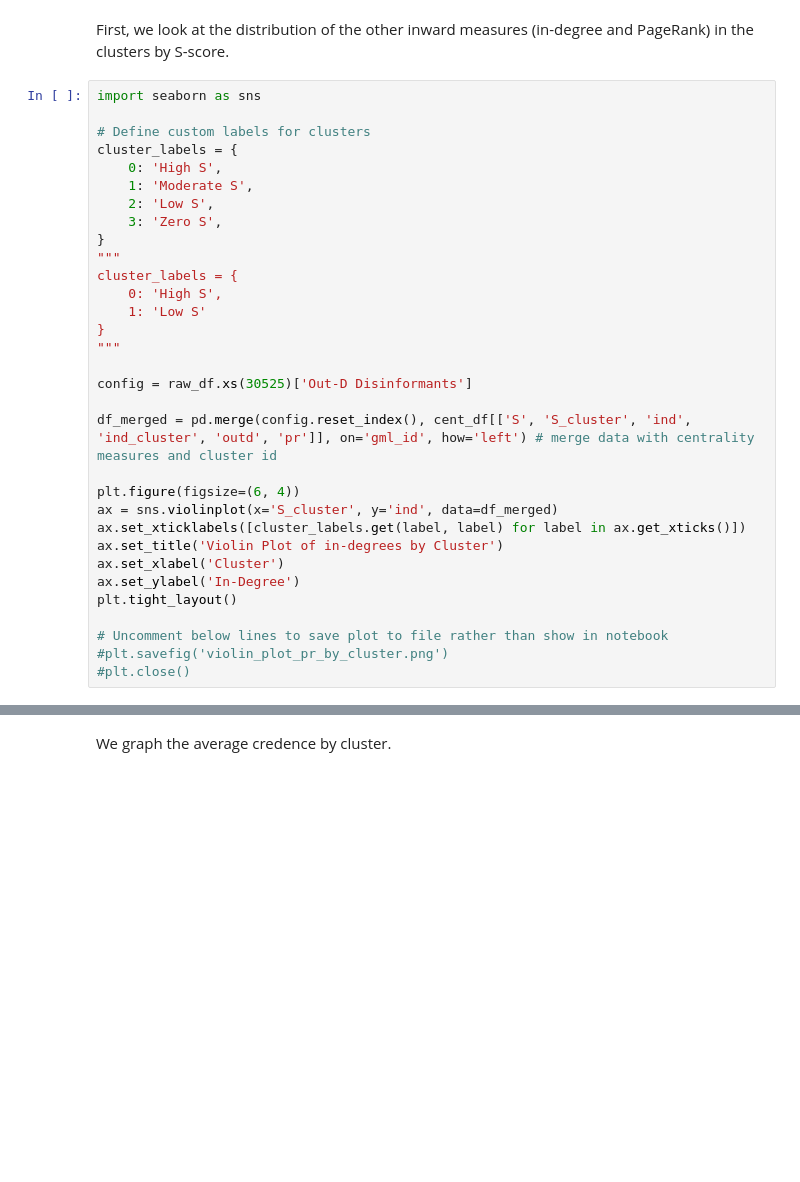
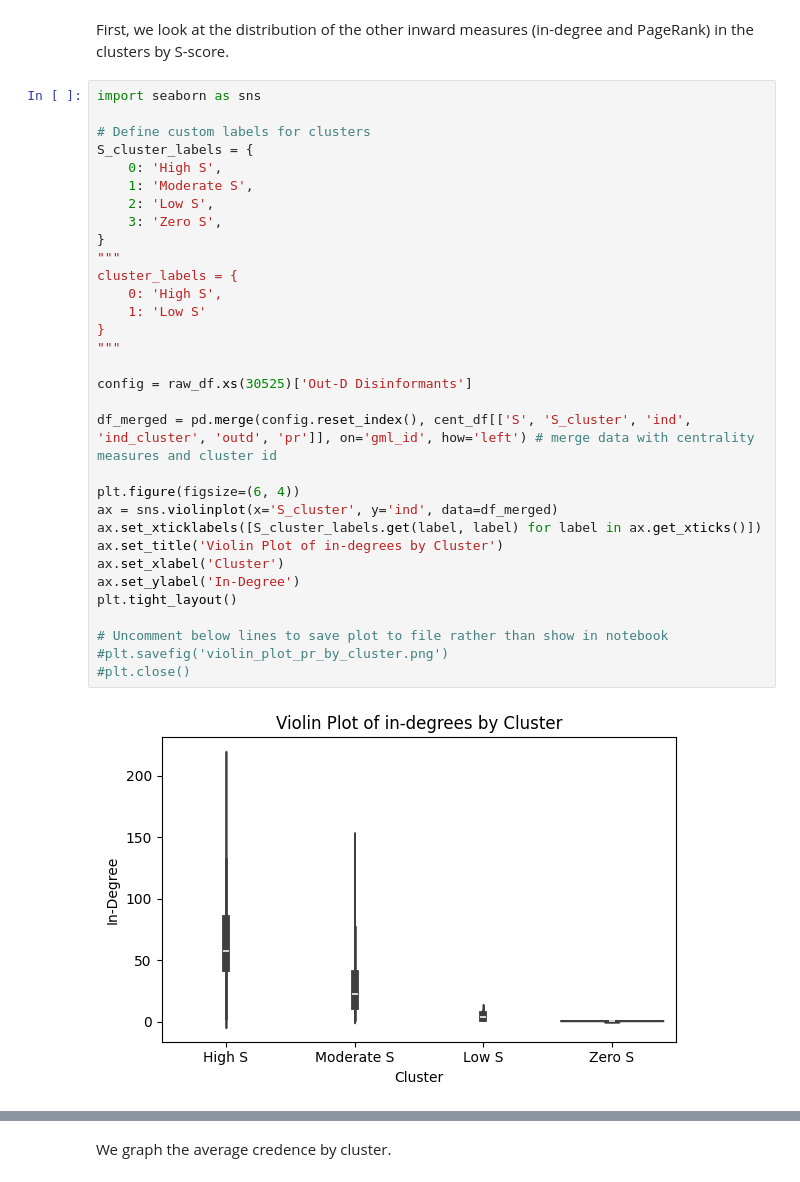
Before and after one commit to marinusferreira/unreliable-nets-analysis, a Jupyter notebook: unreliable-nets-analysis.ipynb, the cells around one changed output, grey strips where cells are left out. Saved outputs shown, nothing was run; the diff lists cells and outputs as text; blank space fills up the shorter version.

Commit message:
Improved graphs

```diff
--- a/unreliable-nets-analysis.ipynb
+++ b/unreliable-nets-analysis.ipynb
@@ -115,35 +115,37 @@ First, we look at the distribution of the other inward measures (in-degree and P
 # %%
 import seaborn as sns
 
 # Define custom labels for clusters
-cluster_labels = {
+S_cluster_labels = {
     0: 'High S',
 	1: 'Moderate S',
     2: 'Low S',
     3: 'Zero S',
 }
 """
 cluster_labels = {
     0: 'High S',
 	1: 'Low S'
 }
 """
 
 config = raw_df.xs(30525)['Out-D Disinformants']
 
 df_merged = pd.merge(config.reset_index(), cent_df[['S', 'S_cluster', 'ind', 'ind_cluster', 'outd', 'pr']], on='gml_id', how='left') # merge data with centrality measures and cluster id
 
 plt.figure(figsize=(6, 4))
 ax = sns.violinplot(x='S_cluster', y='ind', data=df_merged)
-ax.set_xticklabels([cluster_labels.get(label, label) for label in ax.get_xticks()])
+ax.set_xticklabels([S_cluster_labels.get(label, label) for label in ax.get_xticks()])
 ax.set_title('Violin Plot of in-degrees by Cluster')
 ax.set_xlabel('Cluster')
 ax.set_ylabel('In-Degree')
 plt.tight_layout()
 
 # Uncomment below lines to save plot to file rather than show in notebook
 #plt.savefig('violin_plot_pr_by_cluster.png')
 #plt.close()
+# %% [output]
+[figure, added]
 # %%
 
 plt.figure(figsize=(6, 4))
```
Also changed, not shown: parts of 52 cells of this notebook.
